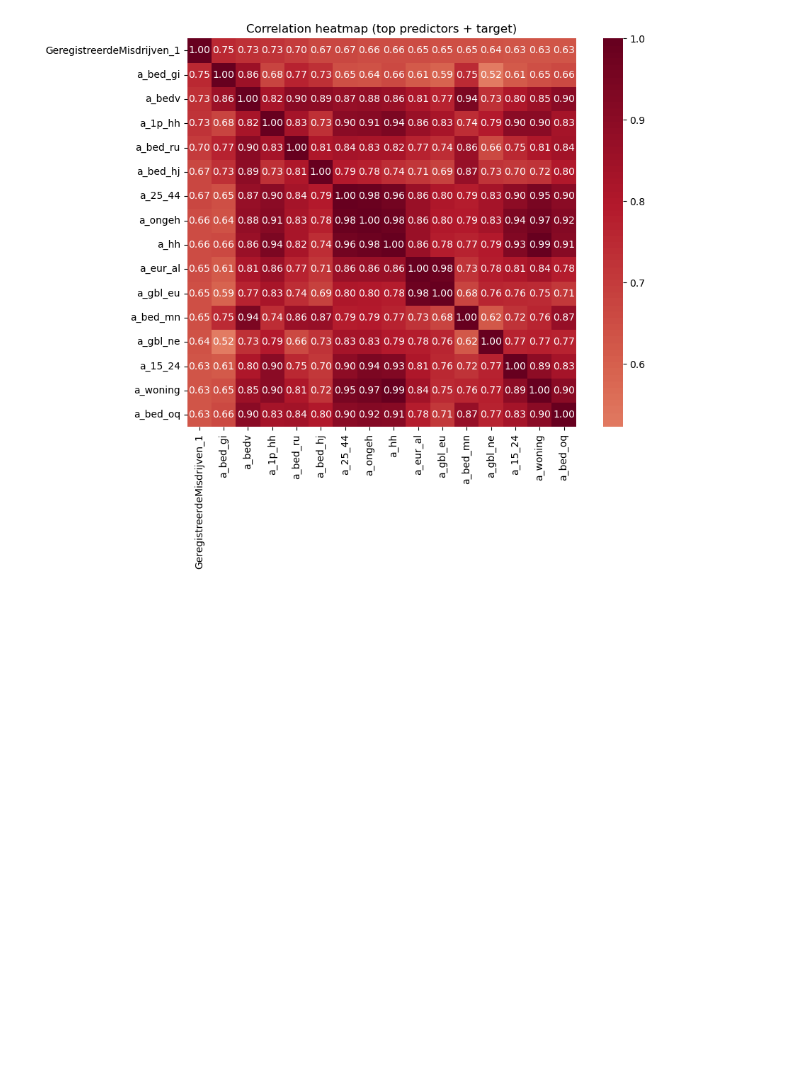
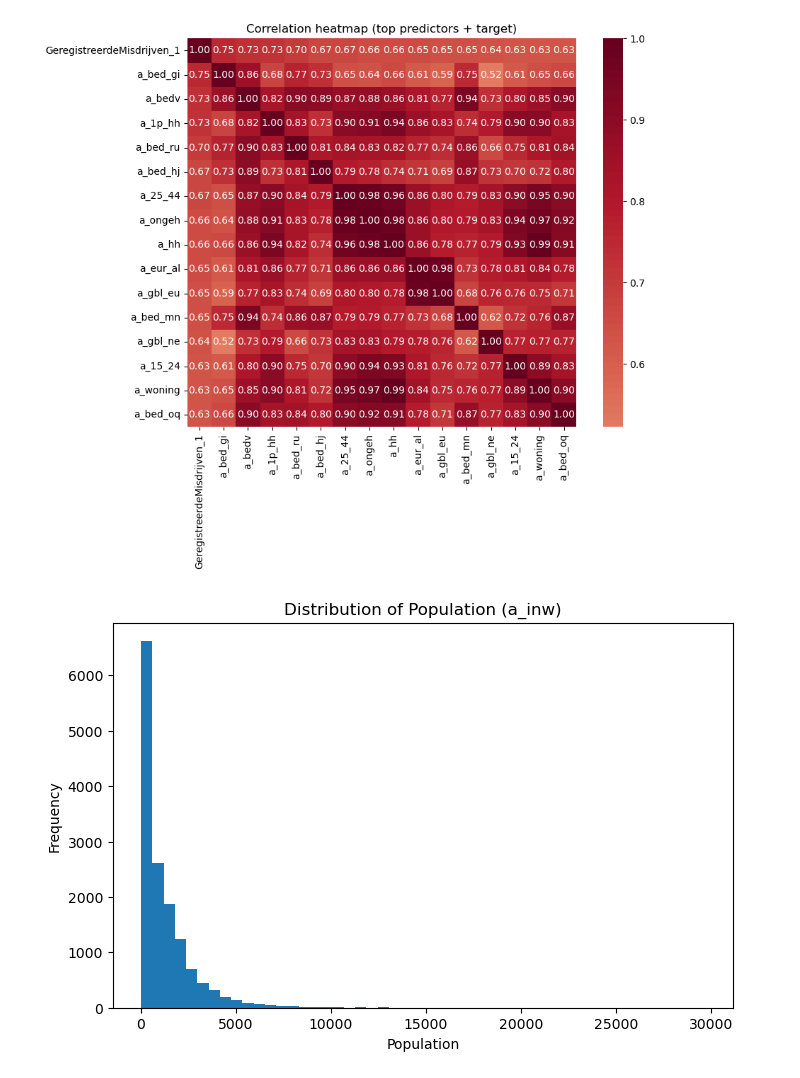
Before and after one commit to aukehilbrands/thesis, a Jupyter notebook: 3 - EDA.ipynb, the cells around one changed output. Saved outputs shown, nothing was run; the diff lists cells and outputs as text; code cells hidden in the pictures; blank space fills up the shorter version.

```diff
--- a/3 - EDA.ipynb
+++ b/3 - EDA.ipynb
@@ -234,3 +236,12 @@ plt.tight_layout()
 plt.show()
 # %% [output]
 [figure]
+# %%
+plt.figure(figsize=(8,5))
+plt.hist(df["a_inw"], bins=50)
+plt.title("Distribution of Population (a_inw)")
+plt.xlabel("Population")
+plt.ylabel("Frequency")
+plt.show()
+# %% [output]
+[figure, added]
```
Also changed, not shown: parts of 5 cells of this notebook, 6 other files.
